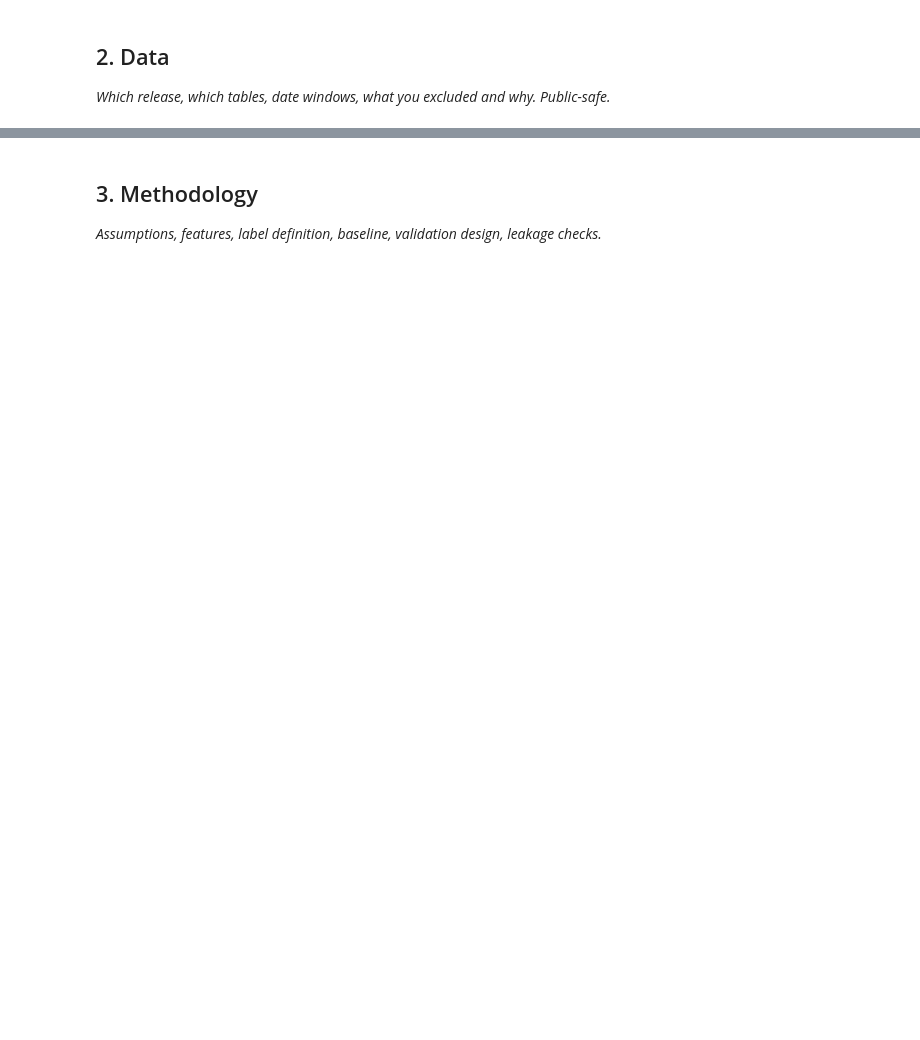
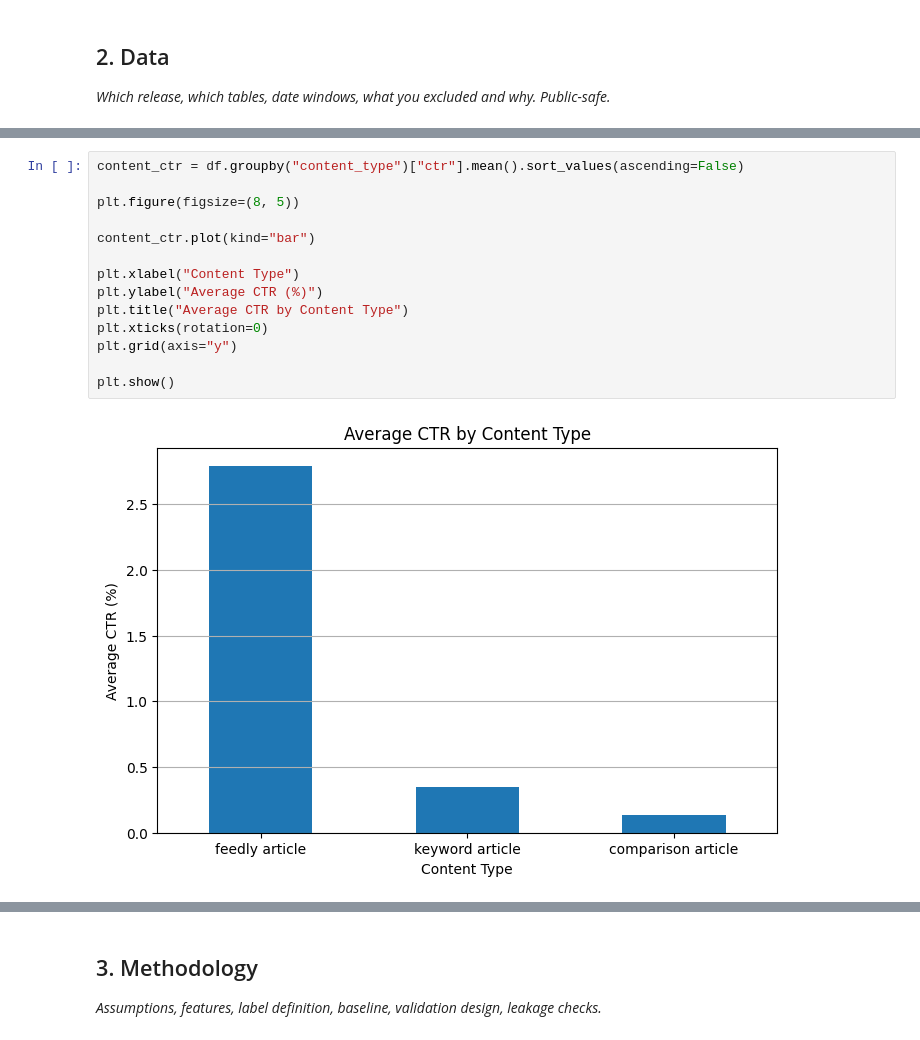
Before and after one commit to marriamfatima770-ops/flyrank-ml-internship, a Jupyter notebook: work/notebooks/capstone.ipynb, the cells around one changed output, grey strips where cells are left out. Cells and saved outputs as stored; diff of their text form; blank space fills up the shorter version.

```diff
--- a/work/notebooks/capstone.ipynb
+++ b/work/notebooks/capstone.ipynb
@@ -16,0 +175,16 @@ This skeleton is yours to fill. Work the sections **in order** — each one has
+# %%
+content_ctr = df.groupby("content_type")["ctr"].mean().sort_values(ascending=False)
+
+plt.figure(figsize=(8, 5))
+
+content_ctr.plot(kind="bar")
+
+plt.xlabel("Content Type")
+plt.ylabel("Average CTR (%)")
+plt.title("Average CTR by Content Type")
+plt.xticks(rotation=0)
+plt.grid(axis="y")
+
+plt.show()
+# %% [output]
+[figure, added]
```
Also changed, not shown: parts of 31 cells of this notebook, 1 other file.
